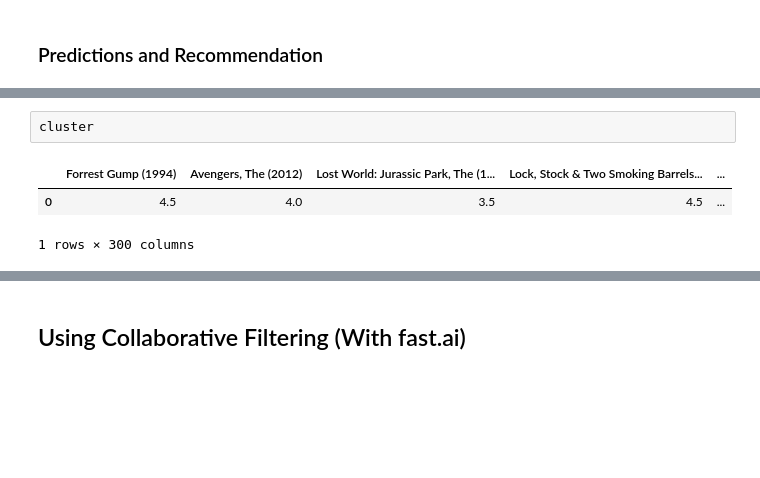
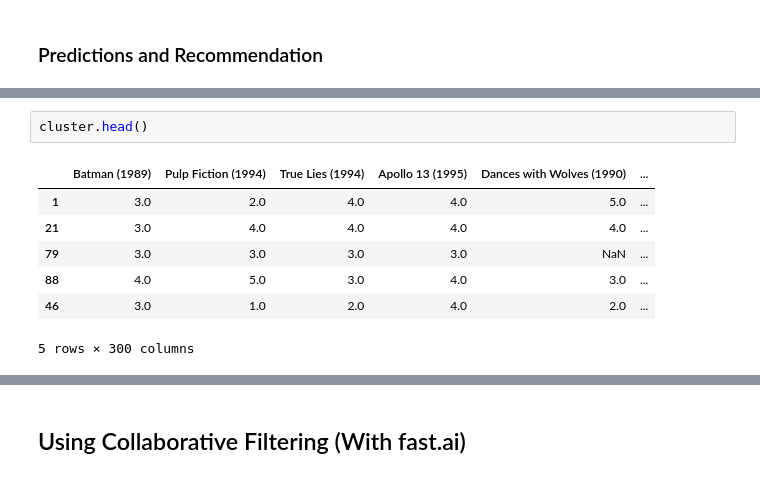
Before and after one commit to sathakshi03/Sathakshi-FMML_2023, a Jupyter notebook: Module_7_Project.ipynb, the cells around one changed output, grey strips where cells are left out. Cells and saved outputs as stored; diff of their text form; blank space fills up the shorter version.

```diff
--- a/Module_7_Project.ipynb
+++ b/Module_7_Project.ipynb
@@ -475,10 +463,14 @@ Cool Runnings (1993)                            3.5
 dtype: float64
 # %%
-cluster
+cluster.head()
 # %% [output]
-|  | Forrest Gump (1994) | Avengers, The (2012) | Lost World: Jurassic Park, The (1... | Lock, Stock & Two Smoking Barrels... | ... |
-| 0 | 4.5 | 4.0 | 3.5 | 4.5 | ... |
+|  | Batman (1989) | Pulp Fiction (1994) | True Lies (1994) | Apollo 13 (1995) | Dances with Wolves (1990) | ... |
+| 1 | 3.0 | 2.0 | 4.0 | 4.0 | 5.0 | ... |
+| 21 | 3.0 | 4.0 | 4.0 | 4.0 | 4.0 | ... |
+| 79 | 3.0 | 3.0 | 3.0 | 3.0 | NaN | ... |
+| 88 | 4.0 | 5.0 | 3.0 | 4.0 | 3.0 | ... |
+| 46 | 3.0 | 1.0 | 2.0 | 4.0 | 2.0 | ... |
-1 rows × 300 columns
+5 rows × 300 columns
 # %%
 # Predict for a specific user
 
```
Also changed, not shown: parts of 25 cells of this notebook.
